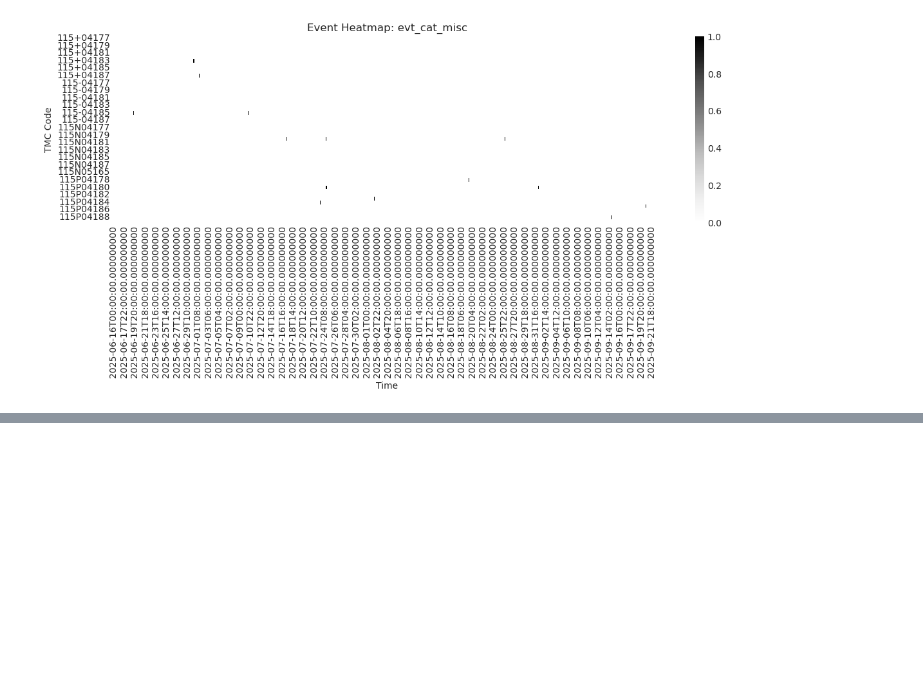
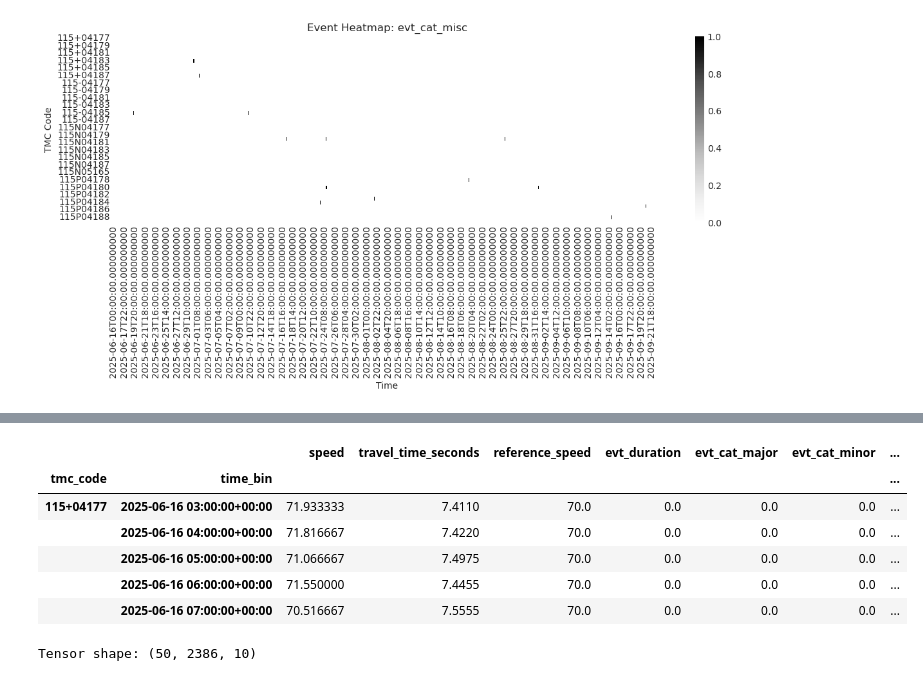
Before and after one commit to kdona/fall-2025-traffic-prediction, a Jupyter notebook: notebooks/i10_training_data.ipynb, the cells around one changed output, grey strips where cells are left out. Saved outputs shown, nothing was run; the diff lists cells and outputs as text; code cells hidden in the pictures; blank space fills up the shorter version.

```diff
--- a/notebooks/i10_training_data.ipynb
+++ b/notebooks/i10_training_data.ipynb
@@ -550,0 +556,66 @@ X_full.to_parquet(data_path / 'X_full_1h.parquet')
+# %%
+# Add time-based features and derived features
+# Extract time level
+time_index = X_full.index.get_level_values('time_bin')
+
+# Add hour and day-of-week features directly to X_full
+events_col = ['evt_cat_major', 'evt_cat_minor', 'evt_cat_closure', 'evt_cat_obstruction', 'evt_cat_misc']
+X_full = X_full.assign(
+    hour_sin = np.sin(2 * np.pi * time_index.hour / 24),
+    hour_cos = np.cos(2 * np.pi * time_index.hour / 24),
+    dow_sin  = np.sin(2 * np.pi * time_index.dayofweek / 7),
+    dow_cos  = np.cos(2 * np.pi * time_index.dayofweek / 7),
+    hour_of_week = time_index.dayofweek * 24 + time_index.hour,
+    hour_of_week_sin = np.sin(2 * np.pi * (time_index.dayofweek * 24 + time_index.hour) / (7 * 24)),
+    hour_of_week_cos = np.cos(2 * np.pi * (time_index.dayofweek * 24 + time_index.hour) / (7 * 24)),
+    is_weekend = (time_index.dayofweek >= 5).astype(int),
+    evt_total = X_full[events_col].sum(axis=1),
+    speed_ratio = X_full['speed'] / X_full['reference_speed']
+)
+# %%
+# Function to add lag features
+def add_lag_features(df, target_col='travel_time_seconds', lags=[1, 2, 3]):
+    # df = df.copy()
+    for lag in lags:
+        df[f'lag{lag}'] = (
+            df.groupby(level='tmc_code')[target_col]
+              .shift(lag)
+        )
+    return df
+
+X_full = add_lag_features(X_full, target_col='travel_time_seconds', lags=[1, 2, 3])
+X_full = X_full.dropna(subset=['lag1', 'lag2', 'lag3'])
+# %%
+X_full['tt_per_mile'] = X_full['travel_time_seconds'] / X_full['miles']
+X_full['lag1_tt_per_mile'] = X_full['lag1'] / X_full['miles']
+X_full['lag2_tt_per_mile'] = X_full['lag2'] / X_full['miles']
+X_full['lag3_tt_per_mile'] = X_full['lag3'] / X_full['miles']
+# %%
+X_full.head()
+# %% [output]
+|  |  | speed | travel_time_seconds | reference_speed | evt_duration | evt_cat_major | evt_cat_minor | ... |
+| tmc_code | time_bin |  |  |  |  |  |  | ... |
+| 115+04177 | 2025-06-16 03:00:00+00:00 | 71.933333 | 7.4110 | 70.0 | 0.0 | 0.0 | 0.0 | ... |
+|  | 2025-06-16 04:00:00+00:00 | 71.816667 | 7.4220 | 70.0 | 0.0 | 0.0 | 0.0 | ... |
+|  | 2025-06-16 05:00:00+00:00 | 71.066667 | 7.4975 | 70.0 | 0.0 | 0.0 | 0.0 | ... |
+|  | 2025-06-16 06:00:00+00:00 | 71.550000 | 7.4455 | 70.0 | 0.0 | 0.0 | 0.0 | ... |
+|  | 2025-06-16 07:00:00+00:00 | 70.516667 | 7.5555 | 70.0 | 0.0 | 0.0 | 0.0 | ... |
+# %%
+# ===== Fold into 3d tensor =====
+# (n_tmc, n_time, n_features)
+
+# Get unique levels
+tmc_codes = X_full.index.get_level_values("tmc_code").unique()
+time_bins = X_full.index.get_level_values("time_bin").unique()
+features = X_full.columns
+
+# Convert to 3D tensor
+X_tensor = (
+    X_full
+    .to_numpy()
+    .reshape(len(tmc_codes), len(time_bins), len(features))
+)
+
+print("Tensor shape:", X_tensor.shape)
+# %% [output]
+Tensor shape: (50, 2386, 10)
```
Also changed, not shown: parts of 3 cells of this notebook, 6 other files.
